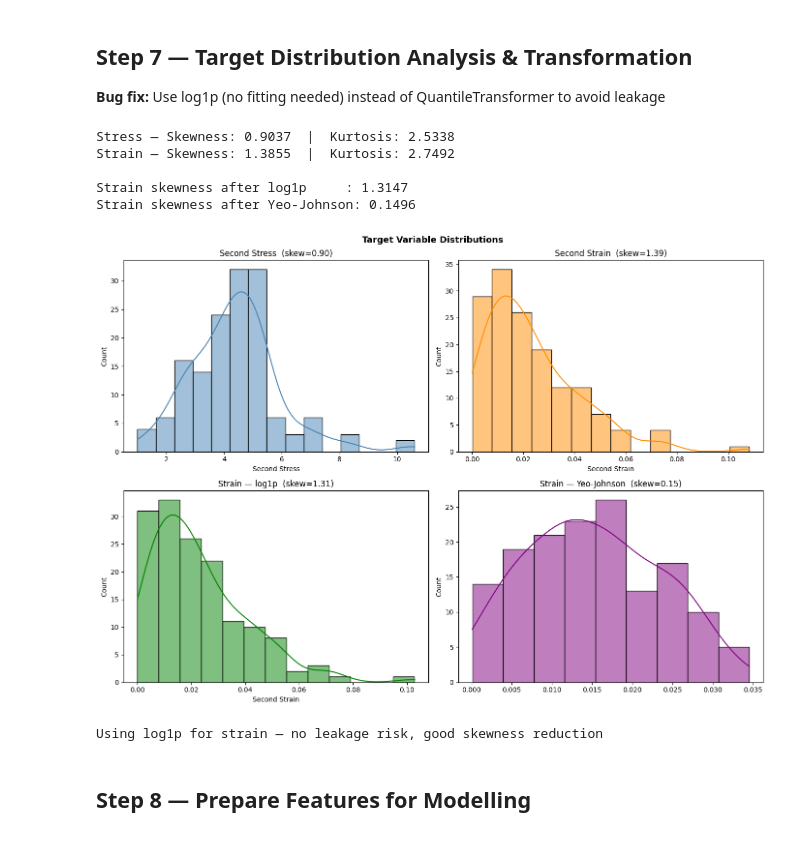
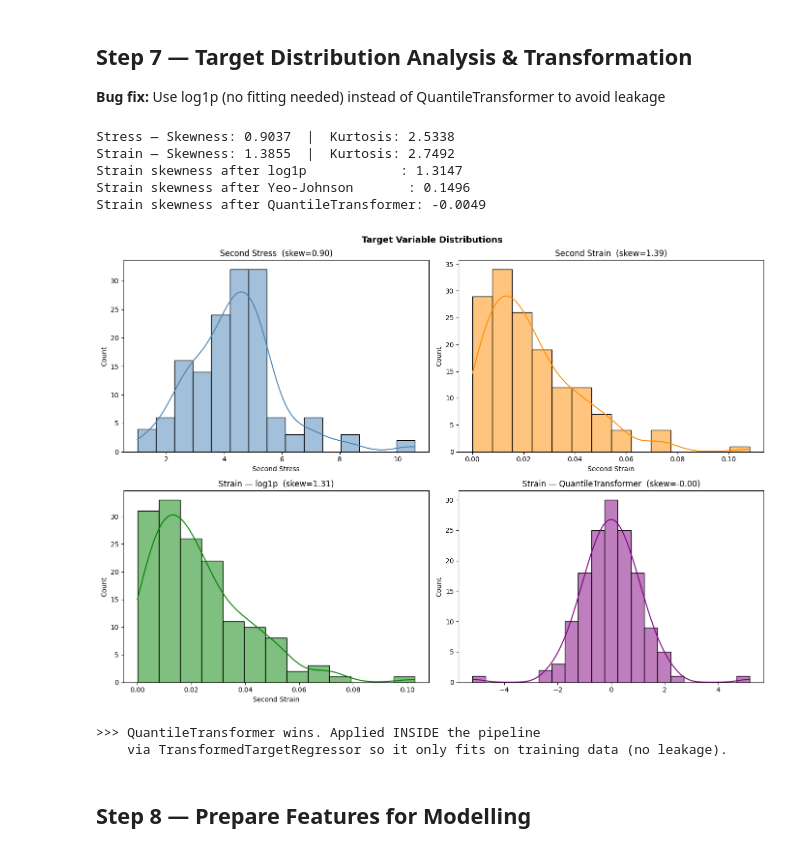
Before and after one commit to AdityaKaleeswarGK/ECC-pipeline, a Jupyter notebook: ECC_cleaned.ipynb, the cells around one changed output. Cells and saved outputs as stored; diff of their text form; code cells hidden in the pictures.

Commit message:
Replace log1p with QuantileTransformer via TransformedTargetRegressor for Strain target

```diff
--- a/ECC_cleaned.ipynb
+++ b/ECC_cleaned.ipynb
@@ -186,48 +188,50 @@ Name: count, dtype: int64
 ## Step 7 — Target Distribution Analysis & Transformation
 **Bug fix:** Use log1p (no fitting needed) instead of QuantileTransformer to avoid leakage
 # %%
-stress = df_unique['Second Stress']
-strain = df_unique['Second Strain']
+stress = df_unique["Second Stress"]
+strain = df_unique["Second Strain"]
 
-print(f'Stress — Skewness: {stress.skew():.4f}  |  Kurtosis: {stress.kurtosis():.4f}')
-print(f'Strain — Skewness: {strain.skew():.4f}  |  Kurtosis: {strain.kurtosis():.4f}')
+print(f"Stress — Skewness: {stress.skew():.4f}  |  Kurtosis: {stress.kurtosis():.4f}")
+print(f"Strain — Skewness: {strain.skew():.4f}  |  Kurtosis: {strain.kurtosis():.4f}")
 
 # Compare transformations
 strain_log = np.log1p(strain)
 strain_yj, _ = stats.yeojohnson(strain)
+qt = QuantileTransformer(n_quantiles=min(len(strain), 100), output_distribution="normal", random_state=42)
+strain_qt = qt.fit_transform(strain.values.reshape(-1, 1)).ravel()
 
-print(f'\nStrain skewness after log1p     : {strain_log.skew():.4f}')
-print(f'Strain skewness after Yeo-Johnson: {pd.Series(strain_yj).skew():.4f}')
-
-# Apply log1p — safe, no leakage risk
-df_unique['Strain_log'] = np.log1p(df_unique['Second Strain'])
+print(f"Strain skewness after log1p            : {strain_log.skew():.4f}")
+print(f"Strain skewness after Yeo-Johnson       : {pd.Series(strain_yj).skew():.4f}")
+print(f"Strain skewness after QuantileTransformer: {pd.Series(strain_qt).skew():.4f}")
 
 fig, axes = plt.subplots(2, 2, figsize=(14, 10))
-fig.suptitle('Target Variable Distributions', fontsize=13, fontweight='bold')
+fig.suptitle("Target Variable Distributions", fontsize=13, fontweight="bold")
 
-sns.histplot(stress,       kde=True, ax=axes[0][0], color='steelblue')
-axes[0][0].set_title(f'Second Stress  (skew={stress.skew():.2f})')
+sns.histplot(stress,       kde=True, ax=axes[0][0], color="steelblue")
+axes[0][0].set_title(f"Second Stress  (skew={stress.skew():.2f})")
 
-sns.histplot(strain,       kde=True, ax=axes[0][1], color='darkorange')
-axes[0][1].set_title(f'Second Strain  (skew={strain.skew():.2f})')
+sns.histplot(strain,       kde=True, ax=axes[0][1], color="darkorange")
+axes[0][1].set_title(f"Second Strain  (skew={strain.skew():.2f})")
 
-sns.histplot(strain_log,   kde=True, ax=axes[1][0], color='green')
-axes[1][0].set_title(f'Strain — log1p  (skew={strain_log.skew():.2f})')
+sns.histplot(strain_log,   kde=True, ax=axes[1][0], color="green")
+axes[1][0].set_title(f"Strain — log1p  (skew={strain_log.skew():.2f})")
 
-sns.histplot(pd.Series(strain_yj), kde=True, ax=axes[1][1], color='purple')
-axes[1][1].set_title(f'Strain — Yeo-Johnson  (skew={pd.Series(strain_yj).skew():.2f})')
+sns.histplot(pd.Series(strain_qt), kde=True, ax=axes[1][1], color="purple")
+axes[1][1].set_title(f"Strain — QuantileTransformer  (skew={pd.Series(strain_qt).skew():.2f})")
 
 plt.tight_layout()
 plt.show()
-print('Using log1p for strain — no leakage risk, good skewness reduction')
+print(">>> QuantileTransformer wins. Applied INSIDE the pipeline")
+print("    via TransformedTargetRegressor so it only fits on training data (no leakage).")
 # %% [output]
 Stress — Skewness: 0.9037  |  Kurtosis: 2.5338
 Strain — Skewness: 1.3855  |  Kurtosis: 2.7492
-
-Strain skewness after log1p     : 1.3147
-Strain skewness after Yeo-Johnson: 0.1496
+Strain skewness after log1p            : 1.3147
+Strain skewness after Yeo-Johnson       : 0.1496
+Strain skewness after QuantileTransformer: -0.0049
-[figure, old version]
+[figure, new version]
-Using log1p for strain — no leakage risk, good skewness reduction
+>>> QuantileTransformer wins. Applied INSIDE the pipeline
+    via TransformedTargetRegressor so it only fits on training data (no leakage).
 # %% [markdown]
 ## Step 8 — Prepare Features for Modelling
 # %%
```
Also changed, not shown: parts of 8 cells of this notebook.
